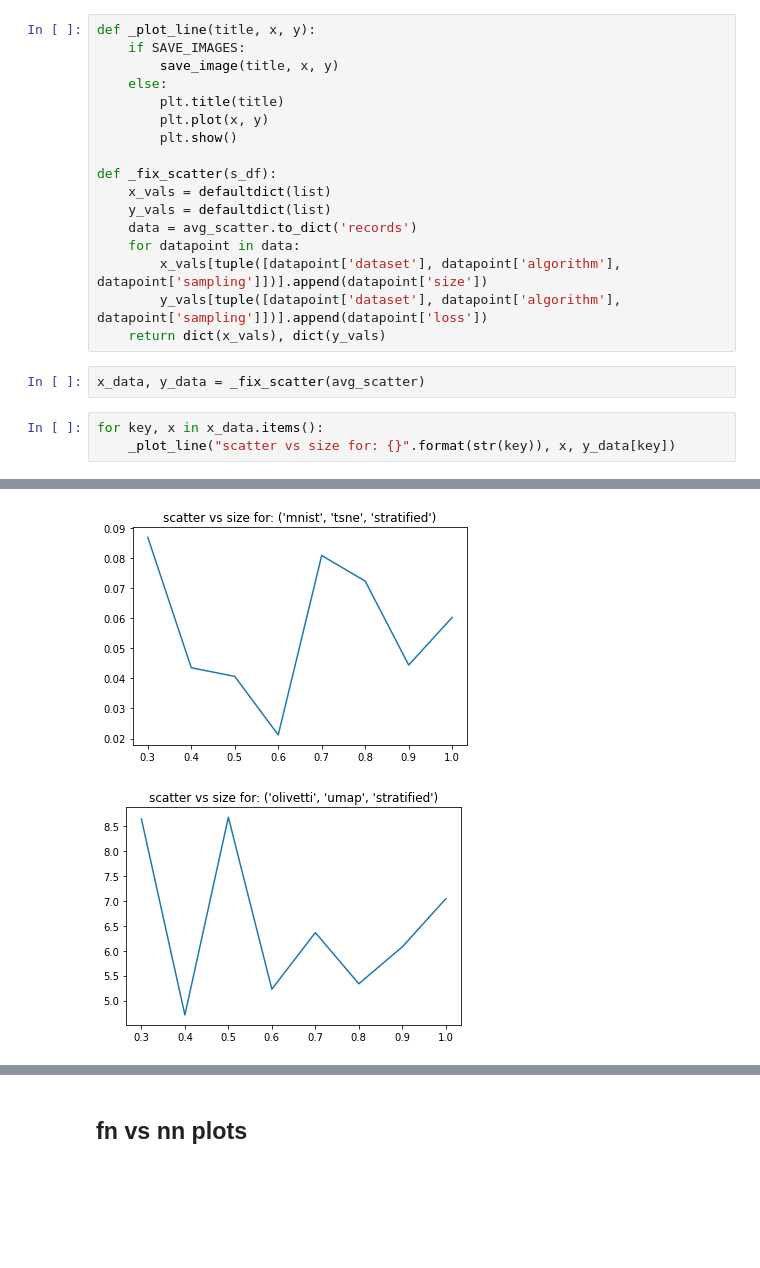
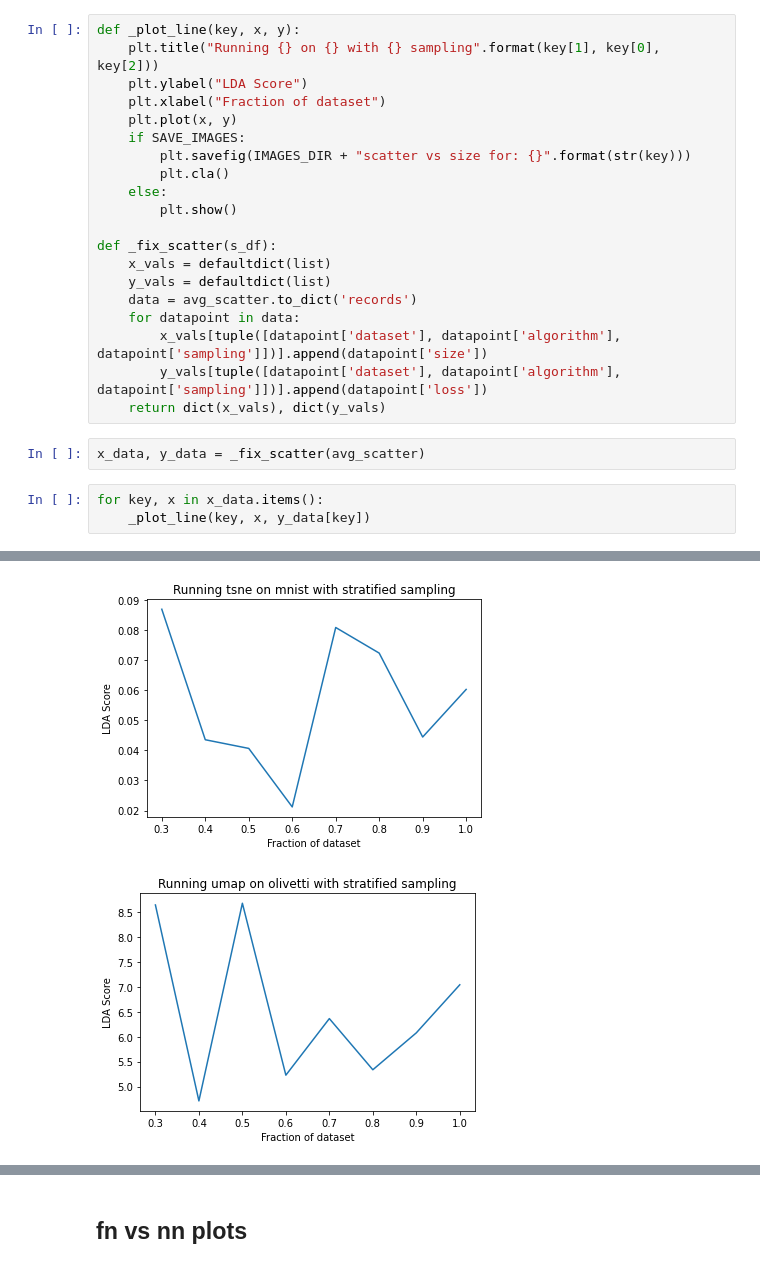
Before and after one commit to raghavmecheri/DimConvergence, a Jupyter notebook: ExperimentOne - Analysis.ipynb, the cells around one changed output, grey strips where cells are left out. Saved outputs shown, nothing was run; the diff lists cells and outputs as text; blank space fills up the shorter version.

Commit message:
Plot regen + some tweaks

```diff
--- a/ExperimentOne - Analysis.ipynb
+++ b/ExperimentOne - Analysis.ipynb
@@ -145,12 +145,15 @@ Loading Data...
 # %% [markdown]
 ## Scatter metric plots
 # %%
-def _plot_line(title, x, y):
+def _plot_line(key, x, y):
+    plt.title("Running {} on {} with {} sampling".format(key[1], key[0], key[2]))
+    plt.ylabel("LDA Score")
+    plt.xlabel("Fraction of dataset")
+    plt.plot(x, y)
     if SAVE_IMAGES:
-        save_image(title, x, y)
+        plt.savefig(IMAGES_DIR + "scatter vs size for: {}".format(str(key)))
+        plt.cla()
     else:
-        plt.title(title)
-        plt.plot(x, y)
         plt.show()
 
 def _fix_scatter(s_df):
@@ -165,5 +168,5 @@ def _fix_scatter(s_df):
 x_data, y_data = _fix_scatter(avg_scatter)
 # %%
 for key, x in x_data.items():
-    _plot_line("scatter vs size for: {}".format(str(key)), x, y_data[key])
+    _plot_line(key, x, y_data[key])
 # %% [output]
@@ -175,2 +178,2 @@ for key, x in x_data.items():
-[figure, old version]
+[figure, new version]
-[figure, old version]
+[figure, new version]
```
Also changed, not shown: parts of 6 cells of this notebook, 1 other file.
